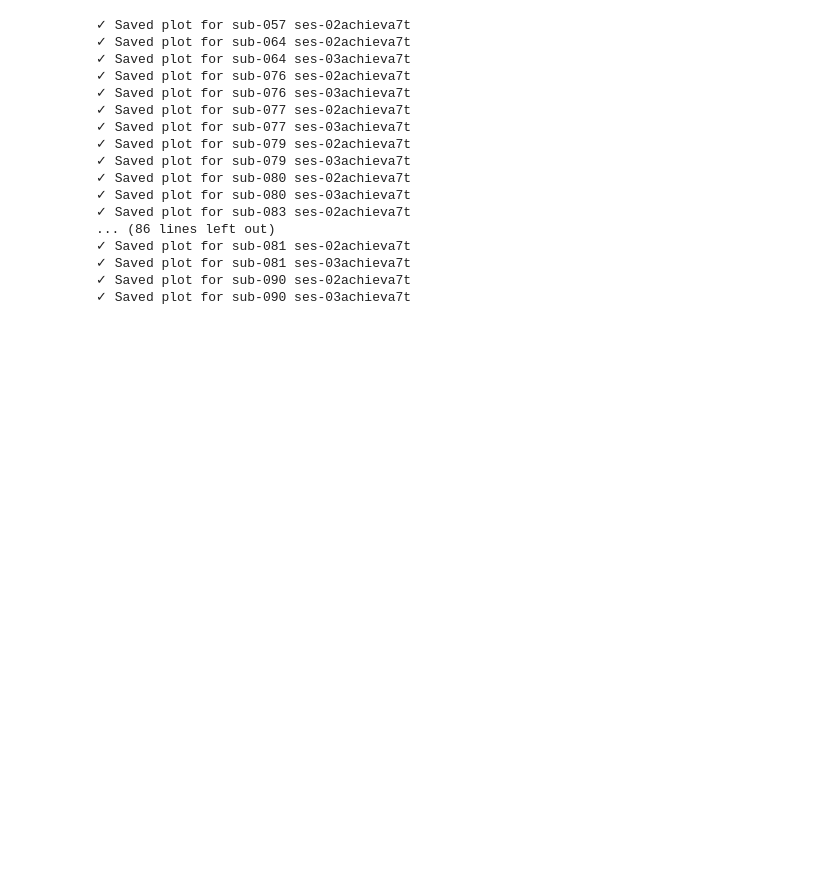
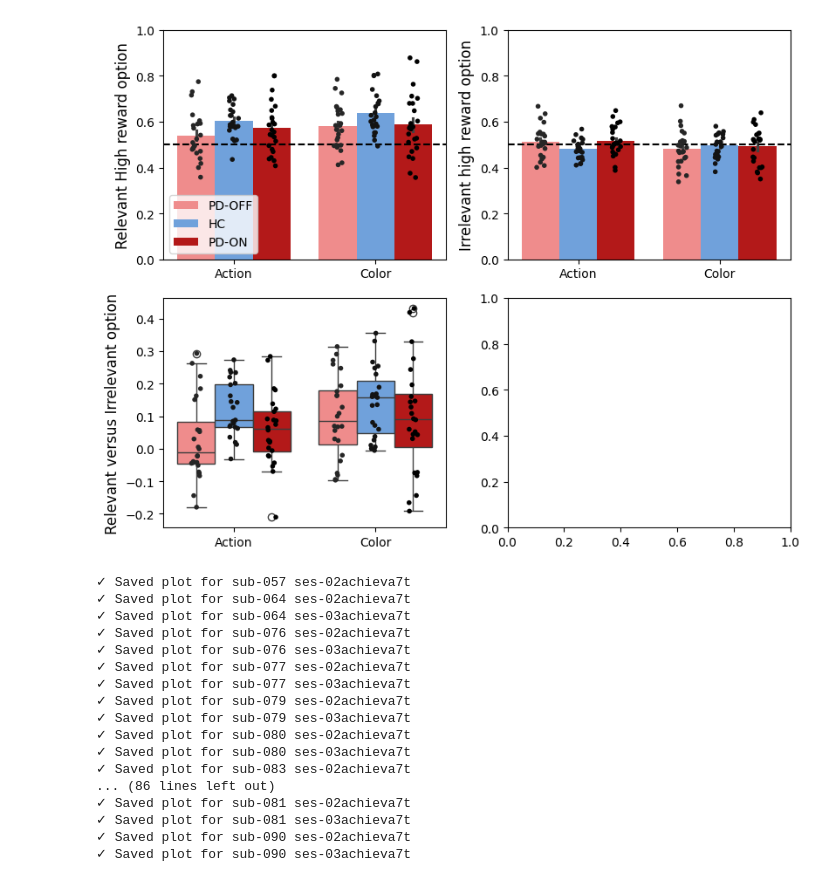
Before and after one commit to AGhaderi/ActStimRL, a Jupyter notebook: behavior/RunsFunnctions.ipynb, the cells around one changed output. Saved outputs shown, nothing was run; the diff lists cells and outputs as text; code cells hidden in the pictures; blank space fills up the shorter version.

```diff
--- a/behavior/RunsFunnctions.ipynb
+++ b/behavior/RunsFunnctions.ipynb
@@ -28,3 +39,10 @@ plotting.plotChoicePropTrial(readBehFile= config.PROJECT_NoNAN_BEH_ALL_FILE,
+# %%
+# plot relevant and irrelevant high probability reward options
+plotting.plotProportionRelIrrelevantHighRewardOption(
+    readBehFile=config.PROJECT_NoNAN_BEH_REL_IRREL_HIGH_REWARD_OPTION_GROUPBY_ALL_FILE,
+    saveFigPath=config.FIGURES_DIR)
+# %% [output]
+[figure, added]
 # %%
 # plot of choice responce for each session and subject
 plotting.plotChoiceResponseSubjects(readBehDir=config.PROJECT_DATA_DIR)
```
Also changed, not shown: parts of 8 cells of this notebook, 17 other files.
